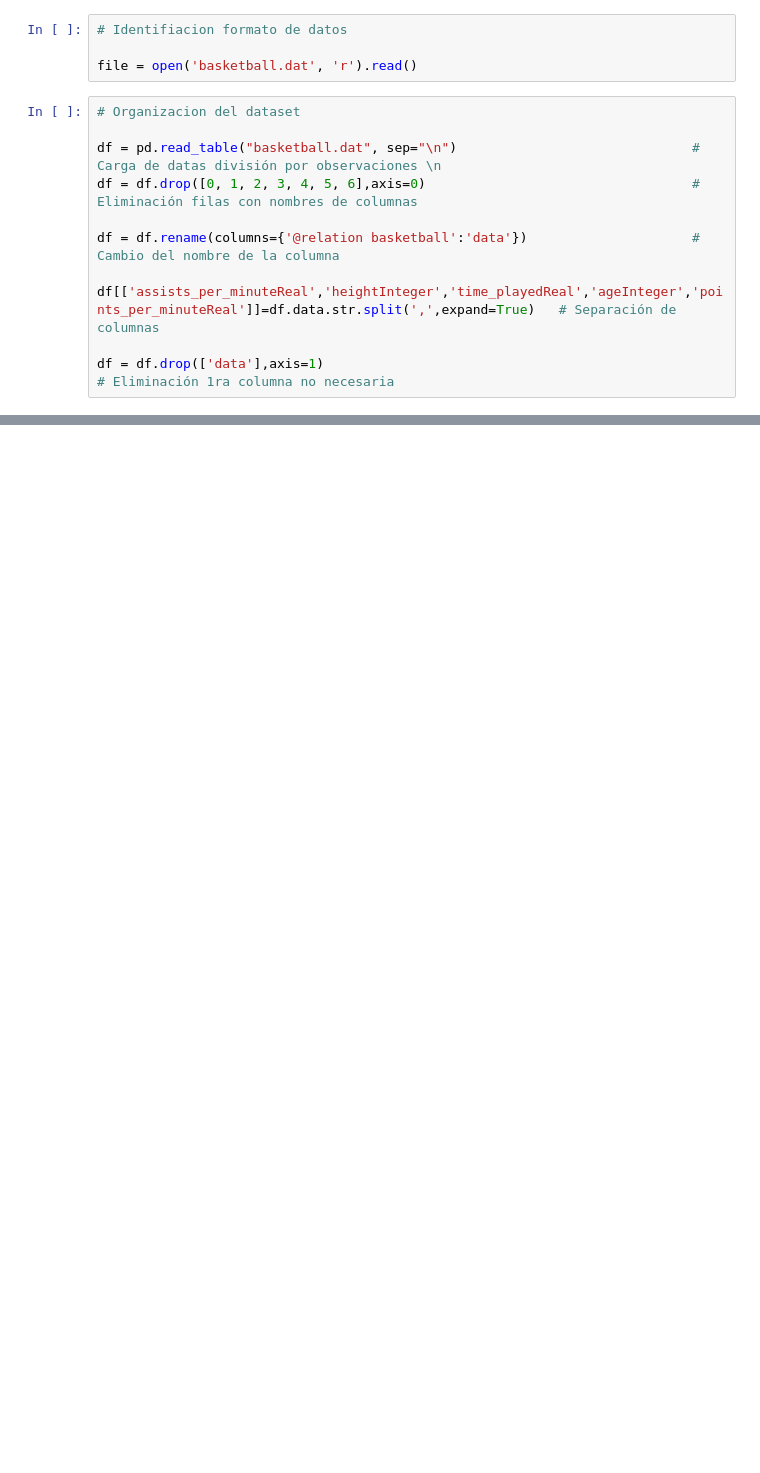
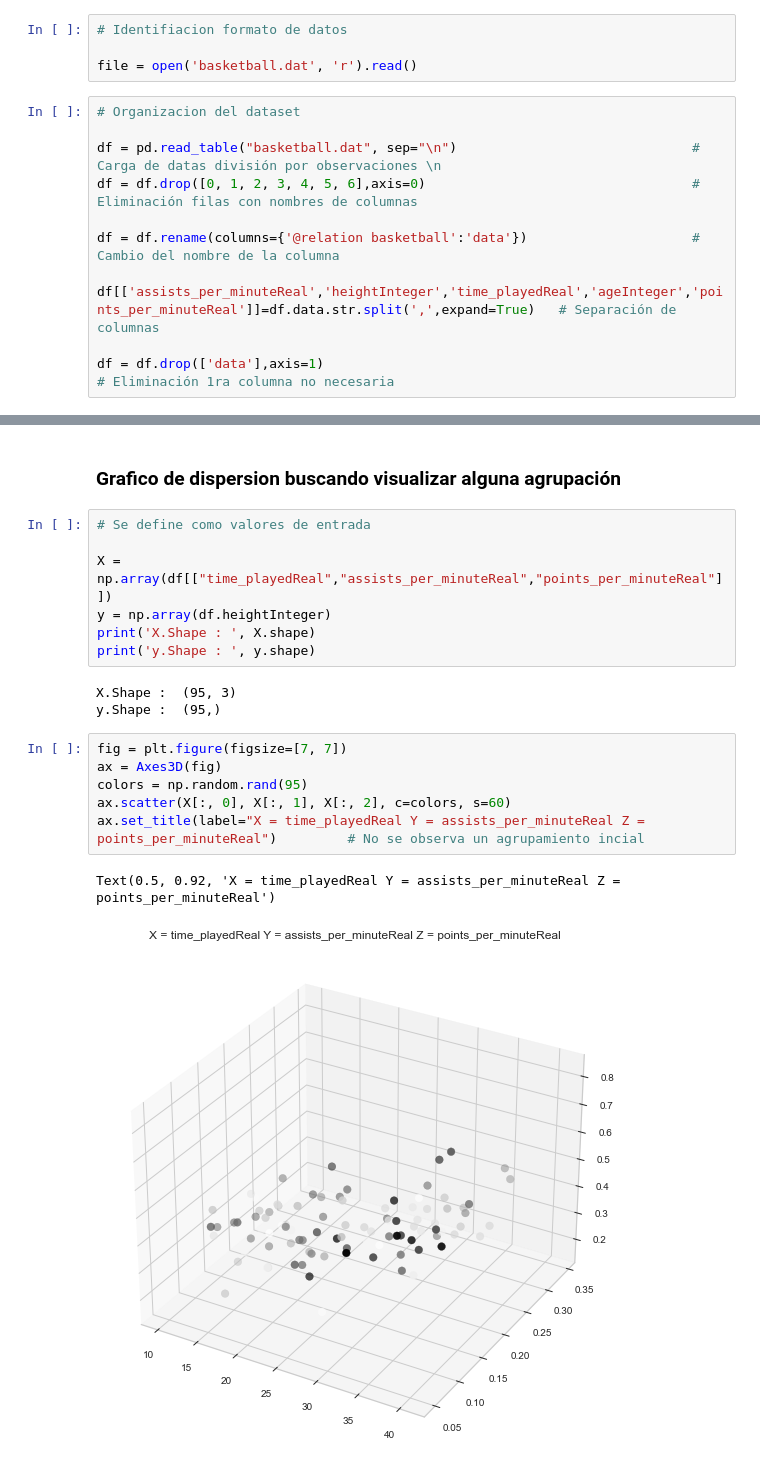
Before and after one commit to jmrmontano/Javeriana_RP_Clustering, a Jupyter notebook: datalab/Clustering.ipynb, the cells around one changed output, grey strips where cells are left out. Drawn from its saved outputs; the diff is of its cells as text; blank space fills up the shorter version.

```diff
--- a/datalab/Clustering.ipynb
+++ b/datalab/Clustering.ipynb
@@ -259,0 +262,21 @@ Resultados
+# %% [markdown]
+### Grafico de dispersion buscando visualizar alguna agrupación
+# %%
+# Se define como valores de entrada
+
+X = np.array(df[["time_playedReal","assists_per_minuteReal","points_per_minuteReal"]])
+y = np.array(df.heightInteger)
+print('X.Shape : ', X.shape)
+print('y.Shape : ', y.shape)
+# %% [output]
+X.Shape :  (95, 3)
+y.Shape :  (95,)
+# %%
+fig = plt.figure(figsize=[7, 7])
+ax = Axes3D(fig)
+colors = np.random.rand(95)
+ax.scatter(X[:, 0], X[:, 1], X[:, 2], c=colors, s=60)
+ax.set_title(label="X = time_playedReal Y = assists_per_minuteReal Z = points_per_minuteReal")         # No se observa un agrupamiento incial
+# %% [output]
+Text(0.5, 0.92, 'X = time_playedReal Y = assists_per_minuteReal Z = points_per_minuteReal')
+[figure, added]
```
Also changed, not shown: parts of 63 cells of this notebook, 1 other file.
